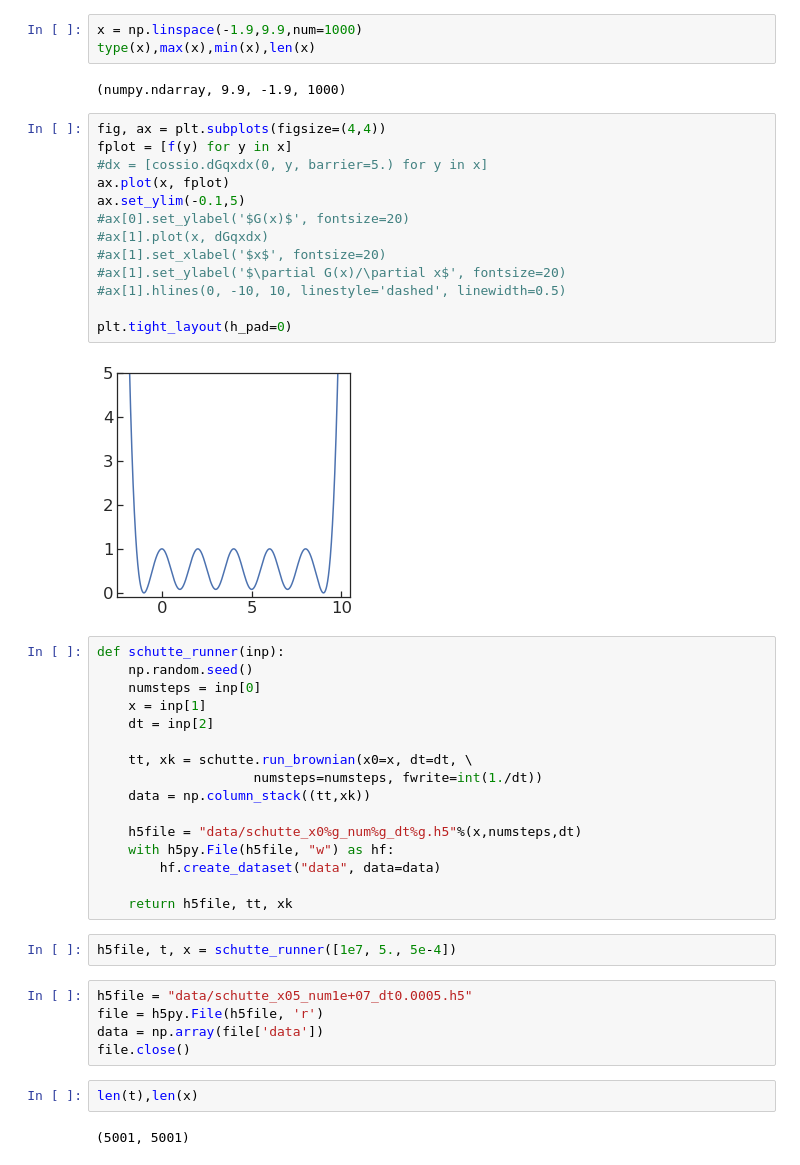
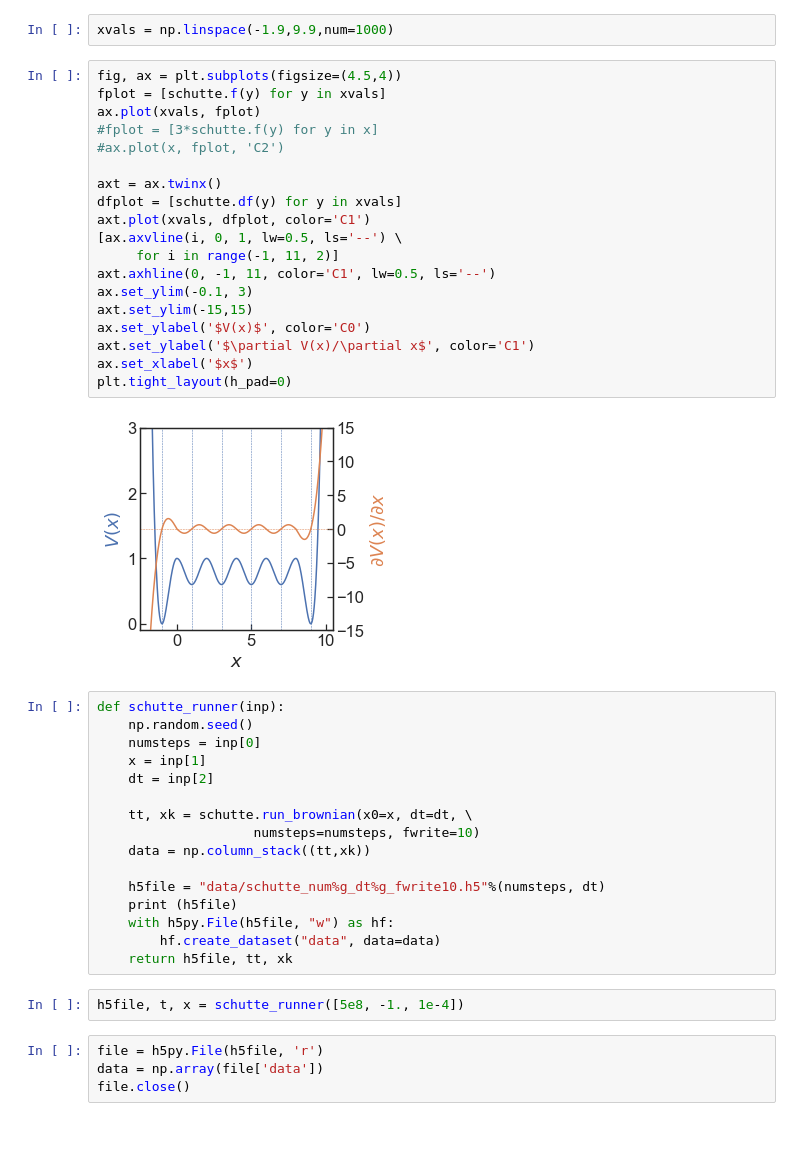
Before and after one commit to daviddesancho/smFSmodels, a Jupyter notebook: notebooks/schutte.ipynb, the cells around one changed output. Cells and saved outputs as stored; diff of their text form; blank space fills up the shorter version.

Commit message:
changes schutte model to produce apparently right results

```diff
--- a/notebooks/schutte.ipynb
+++ b/notebooks/schutte.ipynb
@@ -43,23 +23,26 @@ def f(x):
 # %%
-x = np.linspace(-1.9,9.9,num=1000)
-type(x),max(x),min(x),len(x)
+xvals = np.linspace(-1.9,9.9,num=1000)
-# %% [output]
-(numpy.ndarray, 9.9, -1.9, 1000)
-# %%
-fig, ax = plt.subplots(figsize=(4,4))
-fplot = [f(y) for y in x]
-#dx = [cossio.dGqxdx(0, y, barrier=5.) for y in x]
-ax.plot(x, fplot)
-ax.set_ylim(-0.1,5)
-#ax[0].set_ylabel('$G(x)$', fontsize=20)
-#ax[1].plot(x, dGqxdx)
-#ax[1].set_xlabel('$x$', fontsize=20)
-#ax[1].set_ylabel('$\partial G(x)/\partial x$', fontsize=20)
-#ax[1].hlines(0, -10, 10, linestyle='dashed', linewidth=0.5)
-
-plt.tight_layout(h_pad=0)
-# %% [output]
-[figure, removed]
+# %%
+fig, ax = plt.subplots(figsize=(4.5,4))
+fplot = [schutte.f(y) for y in xvals]
+ax.plot(xvals, fplot)
+#fplot = [3*schutte.f(y) for y in x]
+#ax.plot(x, fplot, 'C2')
+
+axt = ax.twinx()
+dfplot = [schutte.df(y) for y in xvals]
+axt.plot(xvals, dfplot, color='C1')
+[ax.axvline(i, 0, 1, lw=0.5, ls='--') \
+     for i in range(-1, 11, 2)]
+axt.axhline(0, -1, 11, color='C1', lw=0.5, ls='--')
+ax.set_ylim(-0.1, 3)
+axt.set_ylim(-15,15)
+ax.set_ylabel('$V(x)$', color='C0')
+axt.set_ylabel('$\partial V(x)/\partial x$', color='C1')
+ax.set_xlabel('$x$')
+plt.tight_layout(h_pad=0)
+# %% [output]
+[figure, added]
 # %%
 def schutte_runner(inp):
     np.random.seed()
@@ -68,22 +51,17 @@ def schutte_runner(inp):
     dt = inp[2]
 
     tt, xk = schutte.run_brownian(x0=x, dt=dt, \
-                    numsteps=numsteps, fwrite=int(1./dt))
+                    numsteps=numsteps, fwrite=10)
     data = np.column_stack((tt,xk))
 
-    h5file = "data/schutte_x0%g_num%g_dt%g.h5"%(x,numsteps,dt)
+    h5file = "data/schutte_num%g_dt%g_fwrite10.h5"%(numsteps, dt)
+    print (h5file)
     with h5py.File(h5file, "w") as hf:
         hf.create_dataset("data", data=data)
-
     return h5file, tt, xk
 # %%
-h5file, t, x = schutte_runner([1e7, 5., 5e-4])
+h5file, t, x = schutte_runner([5e8, -1., 1e-4])
 # %%
-h5file = "data/schutte_x05_num1e+07_dt0.0005.h5"
 file = h5py.File(h5file, 'r')
 data = np.array(file['data'])
 file.close()
-# %%
-len(t),len(x)
-# %% [output]
-(5001, 5001)
```
Also changed, not shown: parts of 14 cells of this notebook, 2 other files.
